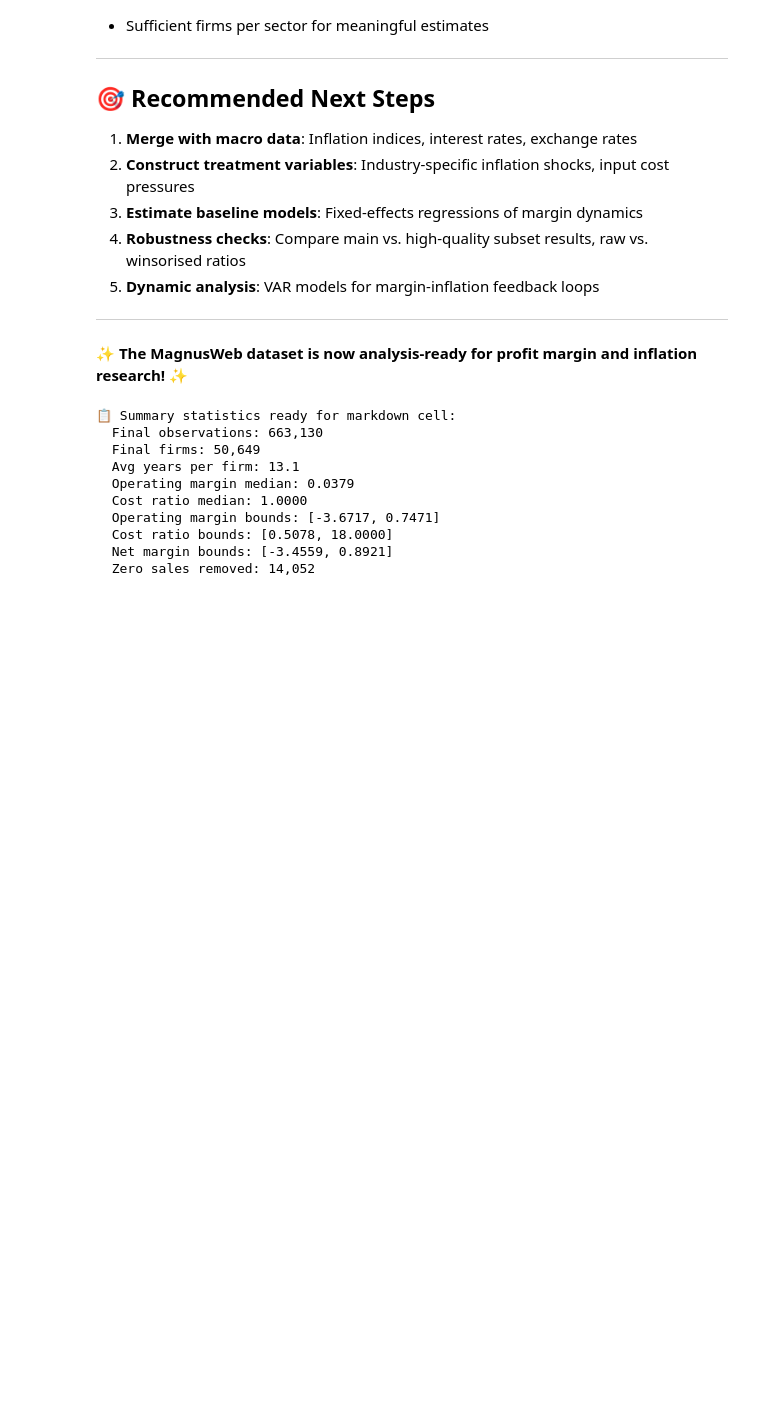
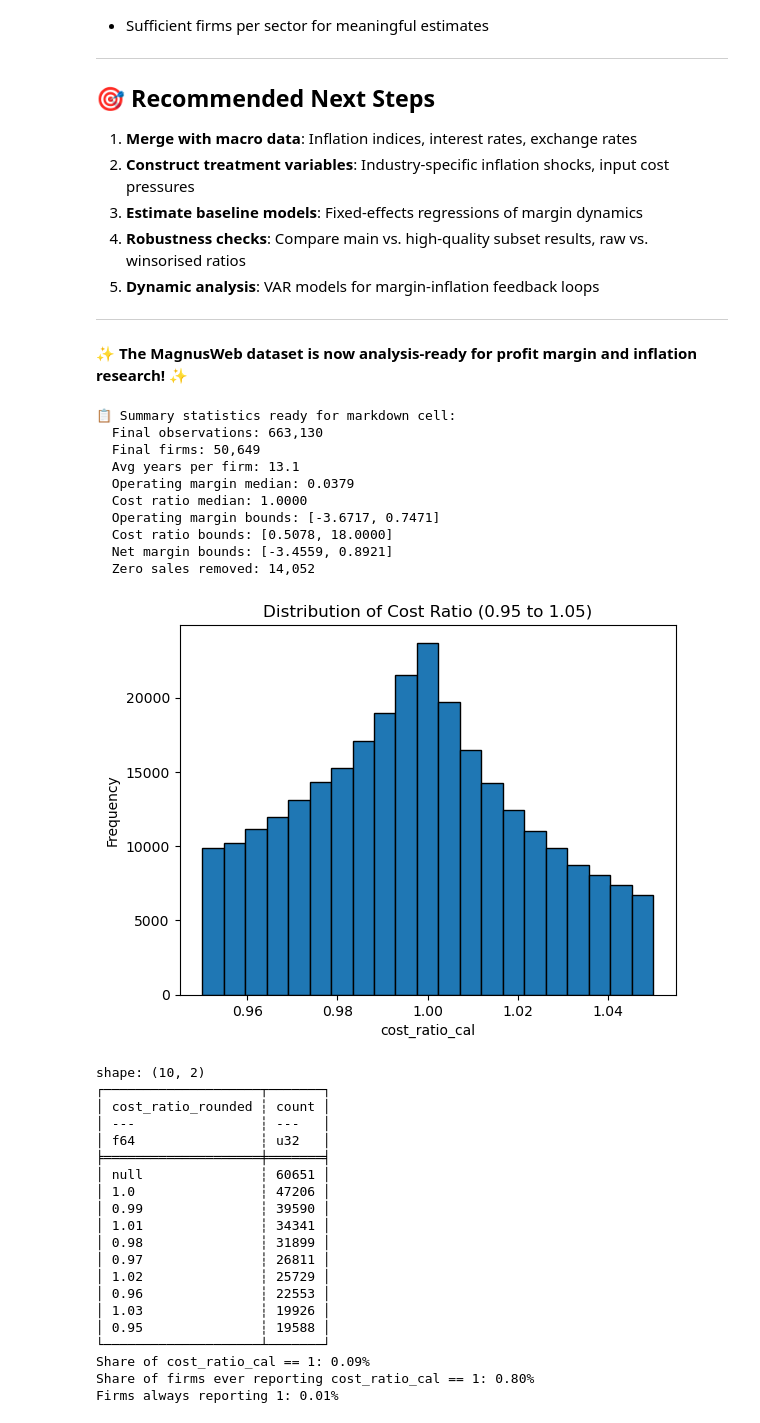
Before and after one commit to adambernard-code/profit-margins-inflation, a Jupyter notebook: src_02_data_quality/magnusweb_dq.ipynb, the cells around one changed output. Saved outputs shown, nothing was run; the diff lists cells and outputs as text; code cells hidden in the pictures; blank space fills up the shorter version.

Commit message:
cost ratio check

```diff
--- a/src_02_data_quality/magnusweb_dq.ipynb
+++ b/src_02_data_quality/magnusweb_dq.ipynb
@@ -1233,3 +1240,66 @@ else:
   Cost ratio bounds: [0.5078, 18.0000]
   Net margin bounds: [-3.4559, 0.8921]
   Zero sales removed: 14,052
+# %%
+import matplotlib.pyplot as plt
+
+cost_ratios = panel.filter(
+    pl.col("cost_ratio_cal").is_not_null() &
+    (pl.col("cost_ratio_cal") >= 0.95) &
+    (pl.col("cost_ratio_cal") <= 1.05)
+)["cost_ratio_cal"].to_numpy()
+
+plt.hist(cost_ratios, bins=21, edgecolor="black")
+plt.title("Distribution of Cost Ratio (0.95 to 1.05)")
+plt.xlabel("cost_ratio_cal")
+plt.ylabel("Frequency")
+plt.show()
+
+
+import numpy as np
+rounded = panel.with_columns([
+    pl.col("cost_ratio_cal").round(2).alias("cost_ratio_rounded")
+])
+heap_counts = rounded["cost_ratio_rounded"].value_counts().sort("count", descending=True)
+print(heap_counts.head(10))
+
+# Fraction of cost_ratio_cal at 1.0 (all obs)
+cost_ratio_one_obs = panel.filter(pl.col("cost_ratio_cal") == 1).shape[0]
+cost_ratio_all_obs = panel.filter(pl.col("cost_ratio_cal").is_not_null()).shape[0]
+print(f"Share of cost_ratio_cal == 1: {cost_ratio_one_obs / cost_ratio_all_obs * 100:.2f}%")
+
+# Fraction of firms ever reporting cost_ratio_cal == 1
+firms_with_one = panel.filter(pl.col("cost_ratio_cal") == 1)["ico"].n_unique()
+all_firms = panel["ico"].n_unique()
+print(f"Share of firms ever reporting cost_ratio_cal == 1: {firms_with_one / all_firms * 100:.2f}%")
+
+# Fraction of firms ONLY reporting cost_ratio_cal == 1 (across all years)
+firm_grouped = panel.group_by("ico").agg([
+    pl.col("cost_ratio_cal").min().alias("min"),
+    pl.col("cost_ratio_cal").max().alias("max"),
+    pl.col("cost_ratio_cal").count().alias("n_obs")
+])
+always_one = firm_grouped.filter((pl.col("min") == 1) & (pl.col("max") == 1)).shape[0]
+print(f"Firms always reporting 1: {always_one / all_firms * 100:.2f}%")
+# %% [output]
+[figure, added]
+shape: (10, 2)
+┌────────────────────┬───────┐
+│ cost_ratio_rounded ┆ count │
+│ ---                ┆ ---   │
+│ f64                ┆ u32   │
+╞════════════════════╪═══════╡
+│ null               ┆ 60651 │
+│ 1.0                ┆ 47206 │
+│ 0.99               ┆ 39590 │
+│ 1.01               ┆ 34341 │
+│ 0.98               ┆ 31899 │
+│ 0.97               ┆ 26811 │
+│ 1.02               ┆ 25729 │
+│ 0.96               ┆ 22553 │
+│ 1.03               ┆ 19926 │
+│ 0.95               ┆ 19588 │
+└────────────────────┴───────┘
+Share of cost_ratio_cal == 1: 0.09%
+Share of firms ever reporting cost_ratio_cal == 1: 0.80%
+Firms always reporting 1: 0.01%
```
Also changed, not shown: parts of 8 cells of this notebook.
